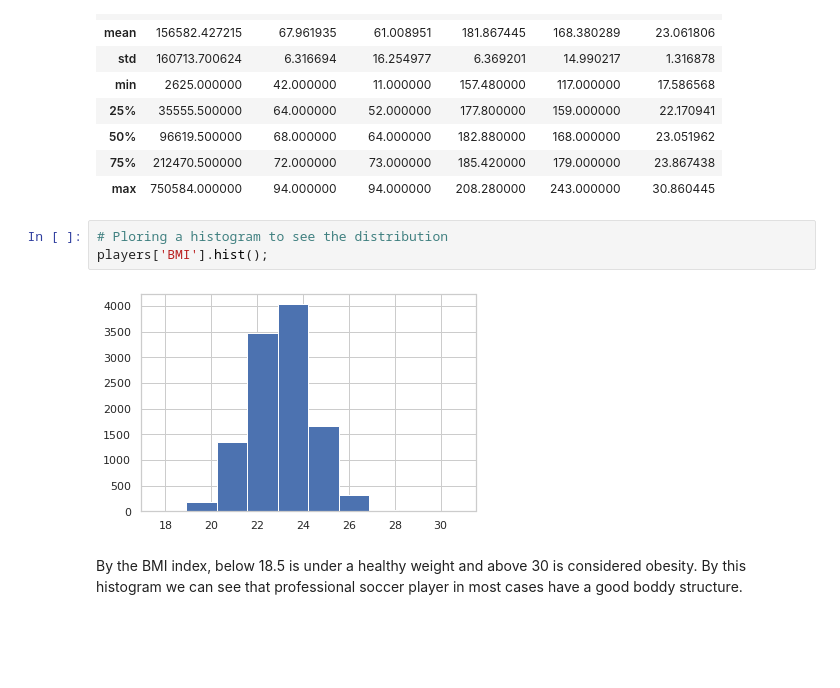
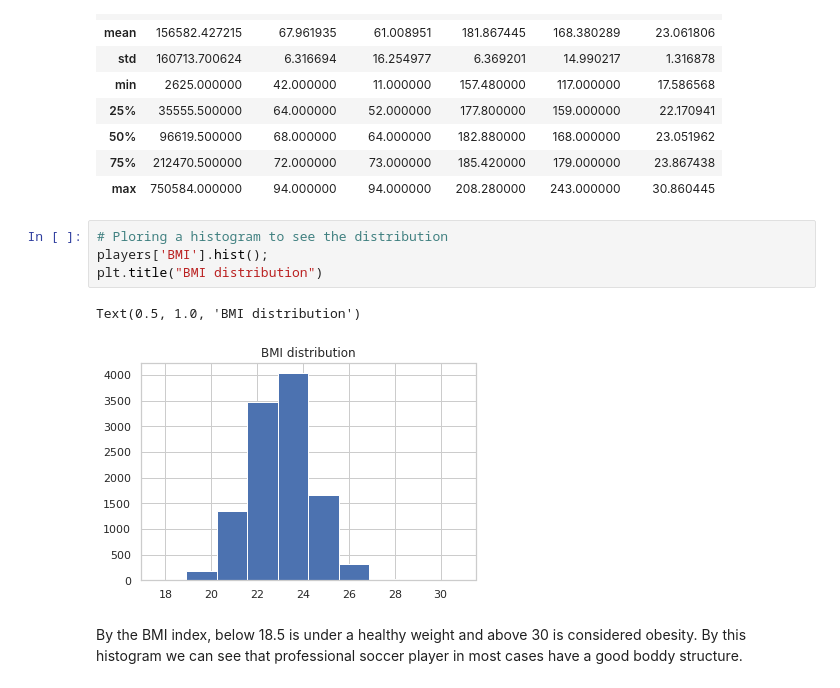
Before and after one commit to uiansol/soccer-data-analysis, a Jupyter notebook: european-soccer-analysis.ipynb, the cells around one changed output. Saved outputs shown, nothing was run; the diff lists cells and outputs as text; blank space fills up the shorter version.

Commit message:
Fix plot titles and comentaries

```diff
--- a/european-soccer-analysis.ipynb
+++ b/european-soccer-analysis.ipynb
@@ -272,8 +276,10 @@ players.describe()
 # %%
 # Ploring a histogram to see the distribution
 players['BMI'].hist();
+plt.title("BMI distribution")
 # %% [output]
+Text(0.5, 1.0, 'BMI distribution')
-[figure, old version]
+[figure, new version]
 # %% [markdown]
 By the BMI index, below 18.5 is under a healthy weight and above 30 is considered obesity.
 By this histogram we can see that professional soccer player in most cases have a good boddy structure.
```
Also changed, not shown: parts of 8 cells of this notebook.
